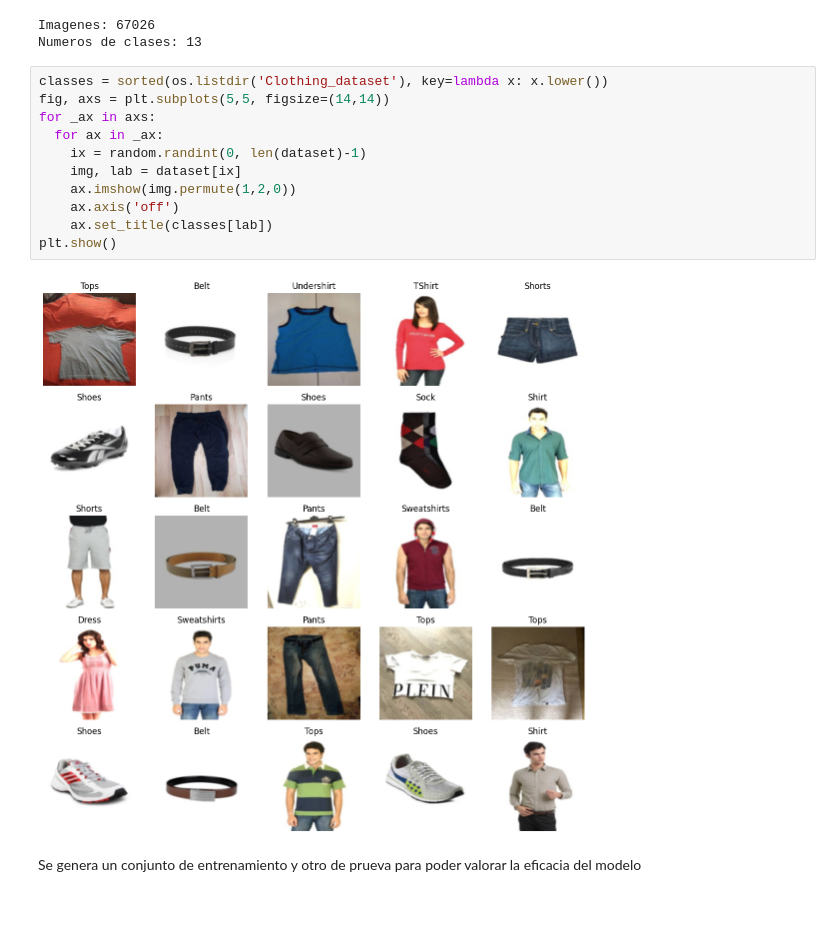
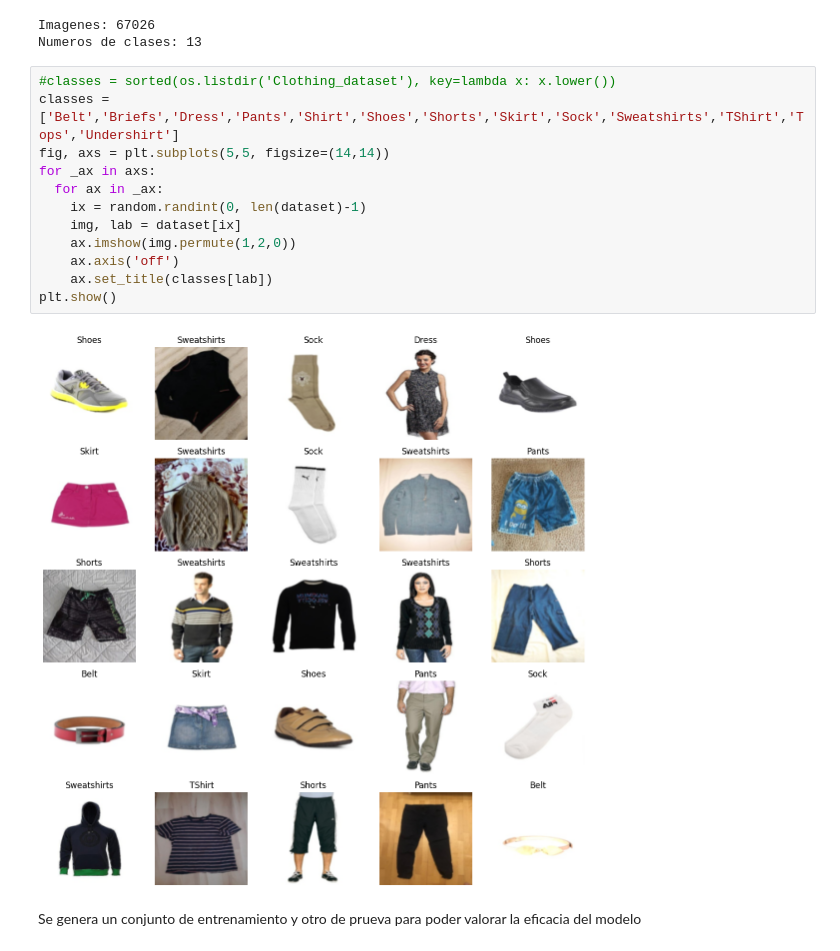
Before and after one commit to Daniel9ad/LaboratoriosIA2, a Jupyter notebook: DefensaLab/GoogleNet.ipynb, the cells around one changed output. Cells and saved outputs as stored; diff of their text form; blank space fills up the shorter version.

```diff
--- a/DefensaLab/GoogleNet.ipynb
+++ b/DefensaLab/GoogleNet.ipynb
@@ -40,18 +38,19 @@ print('Numeros de clases:',len(os.listdir('Clothing_dataset')))
 Imagenes: 67026
 Numeros de clases: 13
 # %%
-classes = sorted(os.listdir('Clothing_dataset'), key=lambda x: x.lower())
+#classes = sorted(os.listdir('Clothing_dataset'), key=lambda x: x.lower())
+classes = ['Belt','Briefs','Dress','Pants','Shirt','Shoes','Shorts','Skirt','Sock','Sweatshirts','TShirt','Tops','Undershirt']
 fig, axs = plt.subplots(5,5, figsize=(14,14))
 for _ax in axs:
   for ax in _ax:
     ix = random.randint(0, len(dataset)-1)
     img, lab = dataset[ix]
     ax.imshow(img.permute(1,2,0))
     ax.axis('off')
     ax.set_title(classes[lab])
 plt.show()
 # %% [output]
-[figure, old version]
+[figure, new version]
 # %% [markdown]
 Se genera un conjunto de entrenamiento y otro de prueva para poder valorar la eficacia del modelo
 # %%
```
Also changed, not shown: parts of 7 cells of this notebook, 3 other files.
